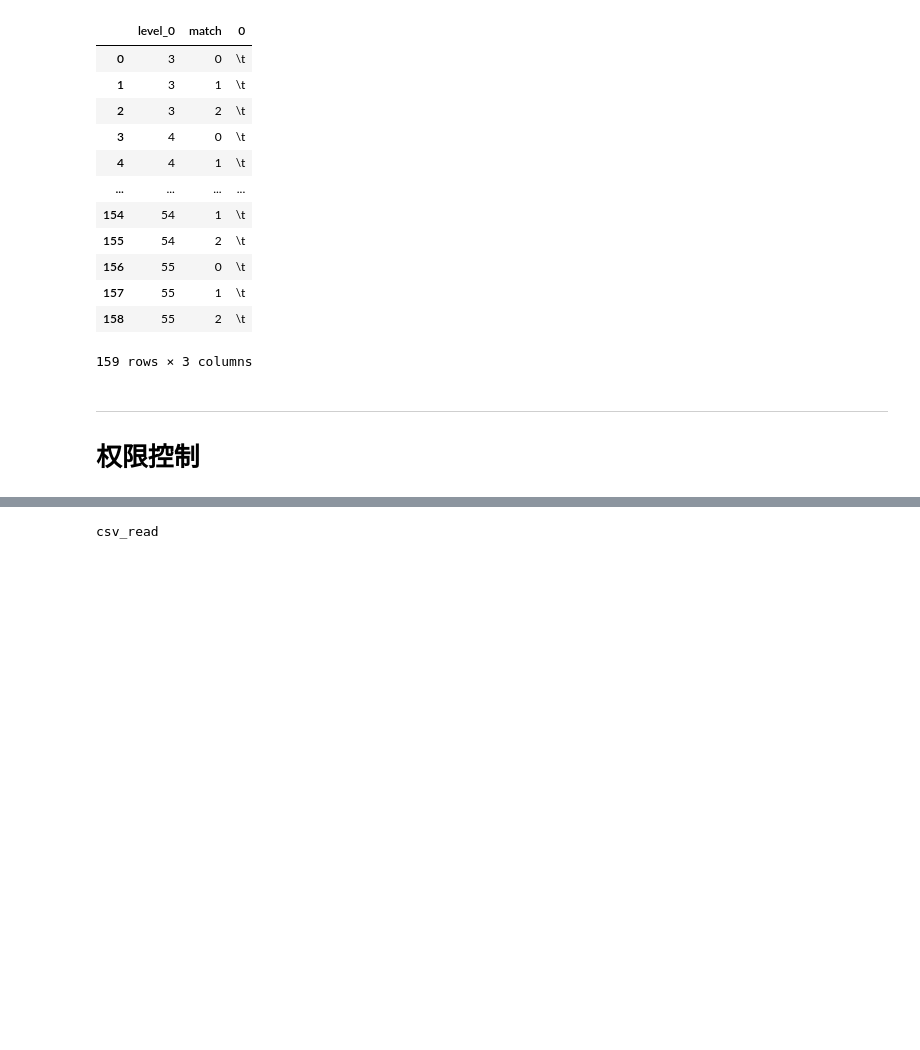
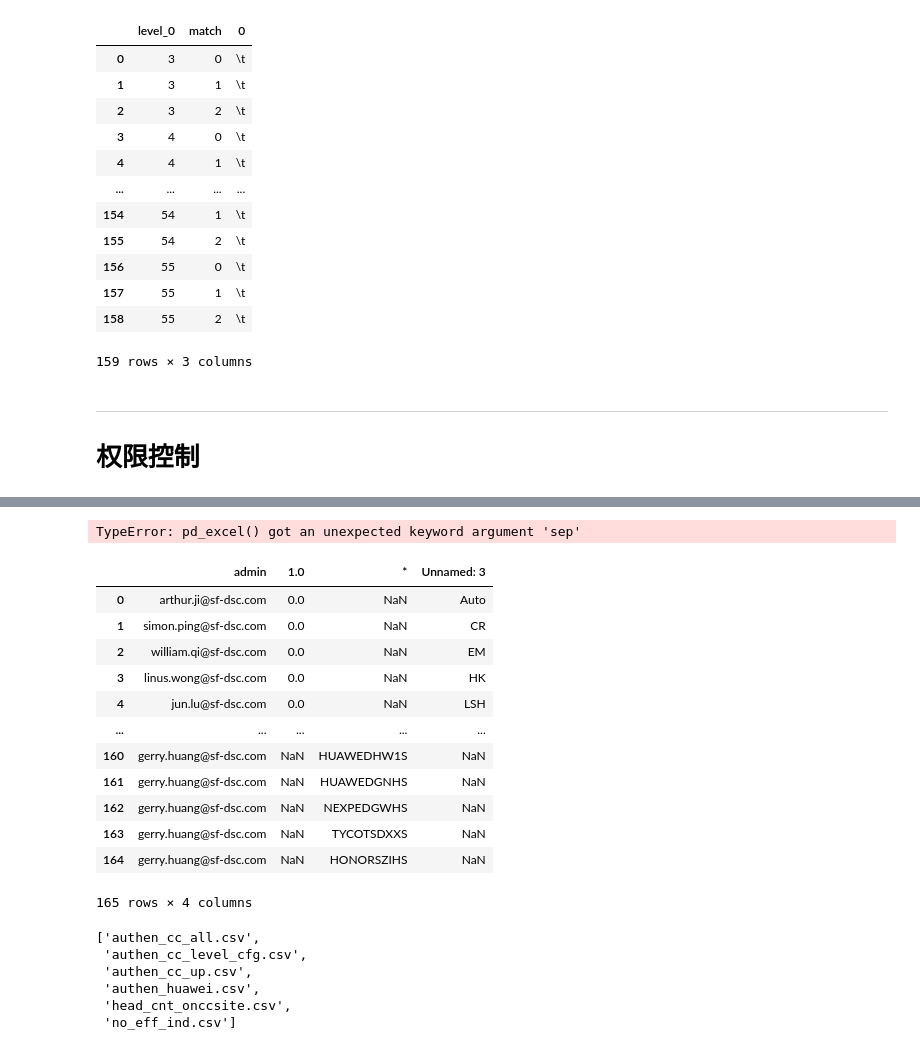
Before and after one commit to fyenne/play11_huawei, a Jupyter notebook: script/huawei2.ipynb, the cells around one changed output, grey strips where cells are left out. Drawn from its saved outputs; the diff is of its cells as text; code cells hidden in the pictures; blank space fills up the shorter version.

```diff
--- a/script/huawei2.ipynb
+++ b/script/huawei2.ipynb
@@ -128,6 +130,6 @@ os.listdir('../data_up')
 # %%
 auth[0].drop_duplicates().to_clipboard(index = None, header = None)
 # %%
-auth = pd_loaddata.pd_excel('../data_down/huawei_authen', 0)
+auth = pd_loaddata.pd_excel('../data_up/authen_cc_up', 0, sep = '\t')
 # %% [output]
-csv_read
+TypeError: pd_excel() got an unexpected keyword argument 'sep'
@@ -135,0 +136,25 @@ hua_n = pd.read_clipboard(header = None)
+# %%
+pd.read_csv('../data_up/authen_cc_up.csv', sep = '\t')
+# %% [output]
+|  | admin | 1.0 | * | Unnamed: 3 |
+| 0 | arthur.ji@sf-dsc.com | 0.0 | NaN | Auto |
+| 1 | simon.ping@sf-dsc.com | 0.0 | NaN | CR |
+| 2 | william.qi@sf-dsc.com | 0.0 | NaN | EM |
+| 3 | linus.wong@sf-dsc.com | 0.0 | NaN | HK |
+| 4 | jun.lu@sf-dsc.com | 0.0 | NaN | LSH |
+| ... | ... | ... | ... | ... |
+| 160 | gerry.huang@sf-dsc.com | NaN | HUAWEDHW1S | NaN |
+| 161 | gerry.huang@sf-dsc.com | NaN | HUAWEDGNHS | NaN |
+| 162 | gerry.huang@sf-dsc.com | NaN | NEXPEDGWHS | NaN |
+| 163 | gerry.huang@sf-dsc.com | NaN | TYCOTSDXXS | NaN |
+| 164 | gerry.huang@sf-dsc.com | NaN | HONORSZIHS | NaN |
+165 rows × 4 columns
+# %%
+os.listdir('../data_up/')
+# %% [output]
+['authen_cc_all.csv',
+ 'authen_cc_level_cfg.csv',
+ 'authen_cc_up.csv',
+ 'authen_huawei.csv',
+ 'head_cnt_onccsite.csv',
+ 'no_eff_ind.csv']
```
Also changed, not shown: parts of 4 cells of this notebook, 1 other file.
